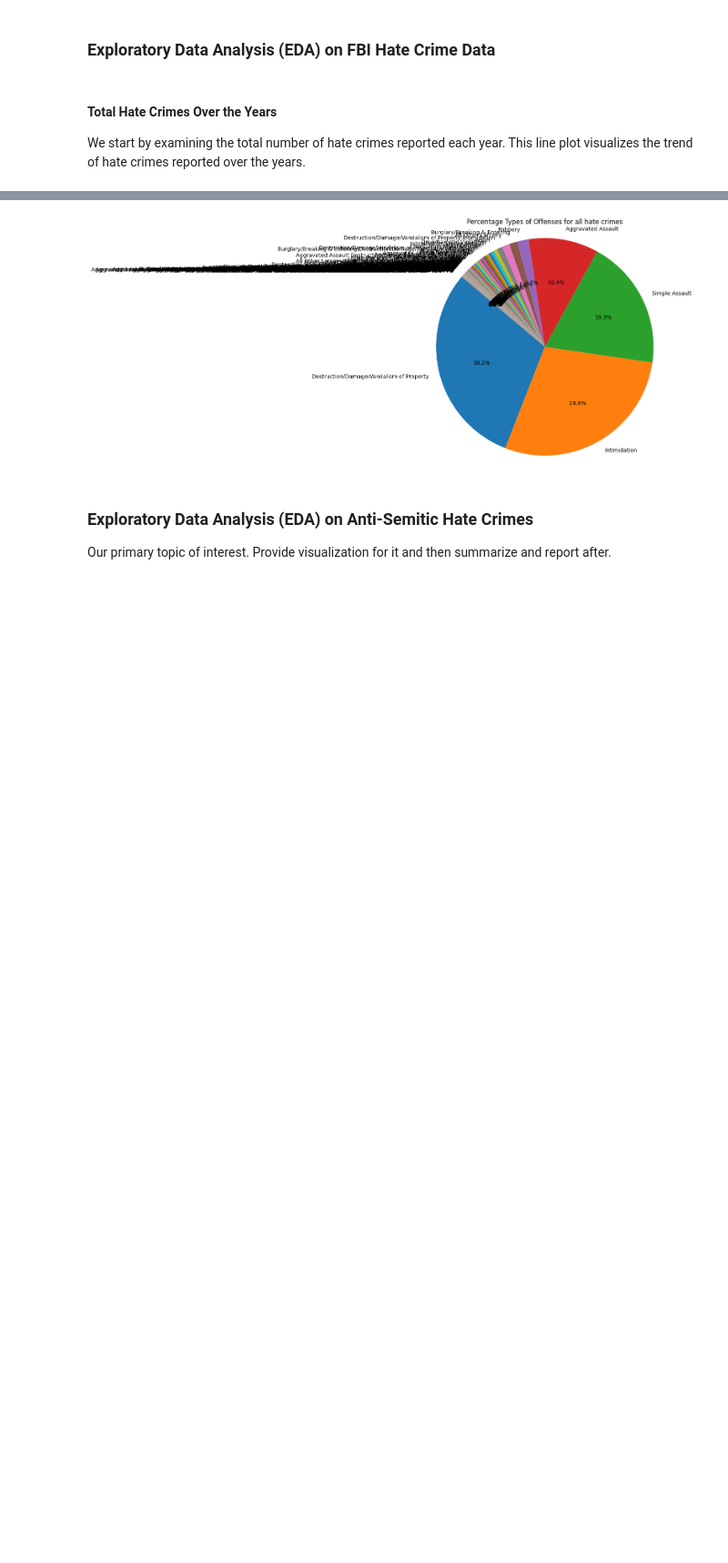
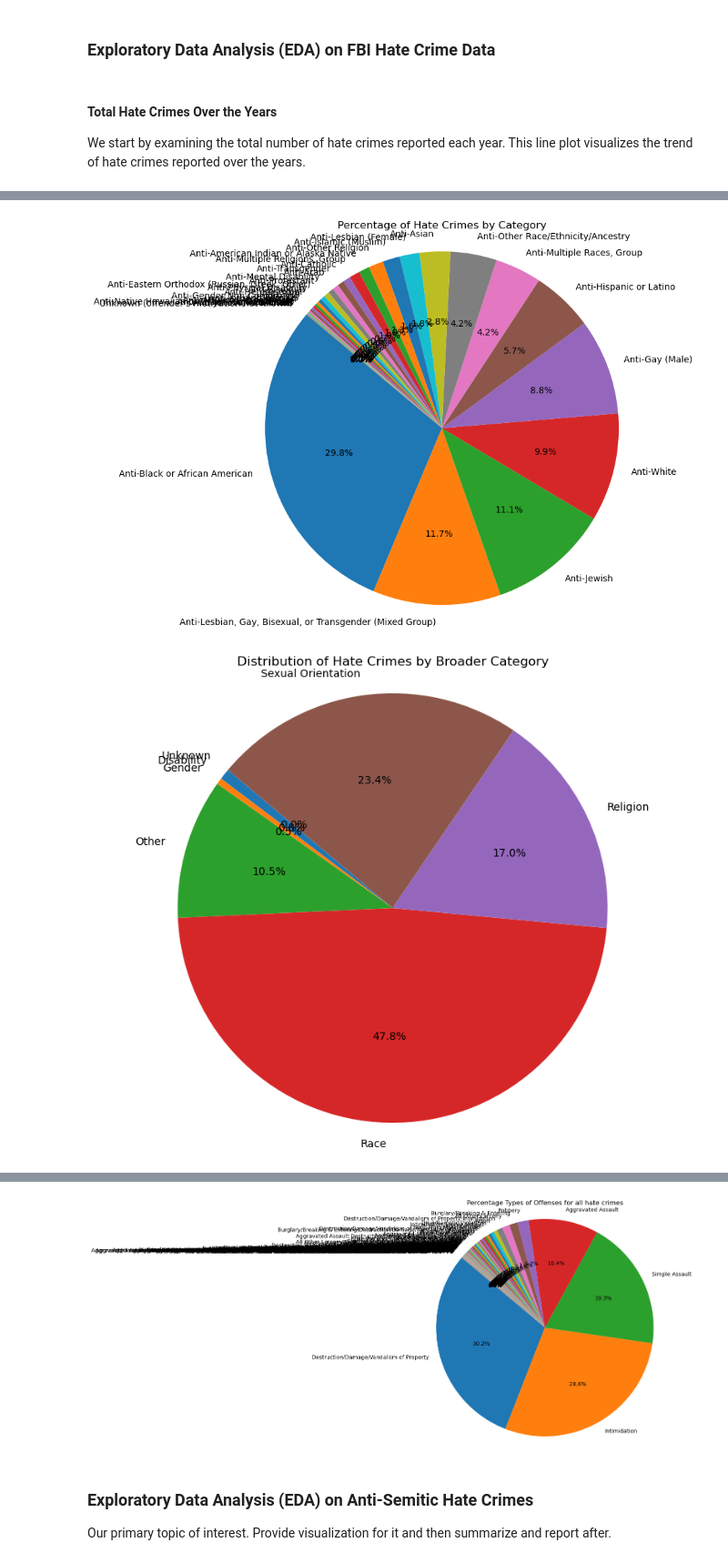
Before and after one commit to e-sider/cmsc320-final, a Jupyter notebook: newer_final_tutorial.ipynb, the cells around one changed output, grey strips where cells are left out. Shown at 91% size. Saved outputs shown, nothing was run; the diff lists cells and outputs as text; code cells hidden in the pictures; blank space fills up the shorter version.

```diff
--- a/newer_final_tutorial.ipynb
+++ b/newer_final_tutorial.ipynb
@@ -201,3 +266,32 @@ plt.show()
+# %%
+# Calculate total number of hate crimes for each category
+total_crimes_per_category = expanded_data['bias_desc'].value_counts()
+
+# Calculate percentage of total crimes in each category
+percentage_per_category = (total_crimes_per_category / total_crimes_per_category.sum()) * 100
+
+# Plotting the pie chart
+plt.figure(figsize=(10, 8))
+percentage_per_category.plot(kind='pie', autopct='%1.1f%%', startangle=140)
+plt.title('Percentage of Hate Crimes by Category')
+plt.ylabel('')  # Remove the y-label
+plt.axis('equal')  # Equal aspect ratio ensures that pie is drawn as a circle
+plt.show()
+
+
+
+category_totals = category_counts.groupby('category')['count_of_crimes'].sum()
+
+# Plotting a pie chart
+plt.figure(figsize=(10, 8))
+category_totals.plot(kind='pie', autopct='%1.1f%%', startangle=140)
+plt.title('Distribution of Hate Crimes by Broader Category')
+plt.ylabel('')  # Remove the y-label
+plt.axis('equal')  # Equal aspect ratio ensures that pie is drawn as a circle
+plt.show()
+# %% [output]
+[figure, added]
+[figure, added]
 # %% [markdown]
 #### Percentage of Hate Crimes by State
 Now, let's analyze the geographical distribution of hate crimes.
```
Also changed, not shown: parts of 28 cells of this notebook.
